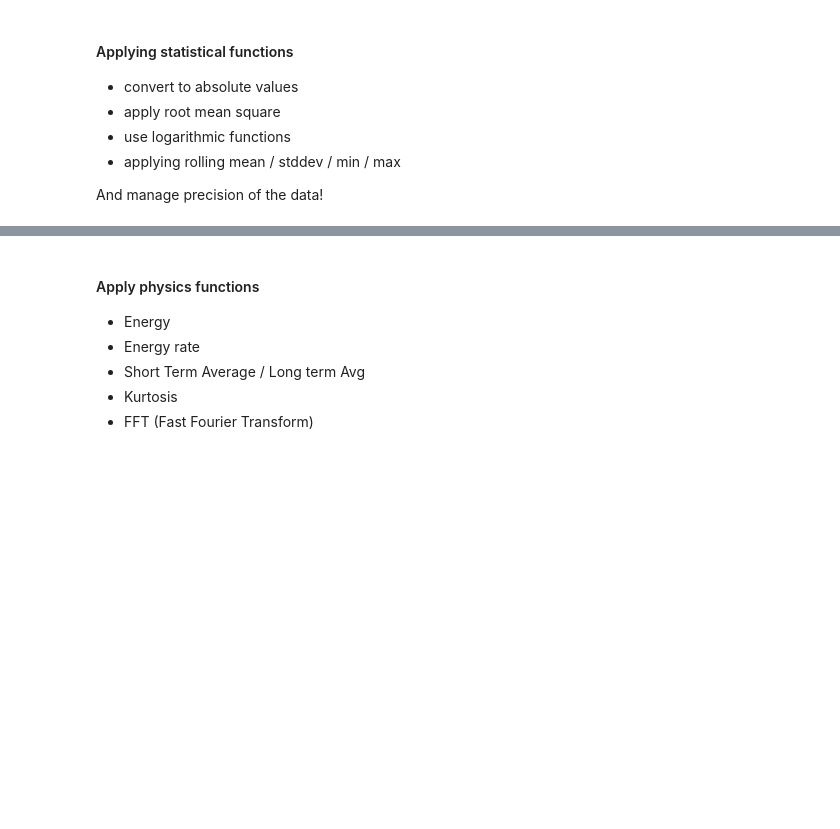
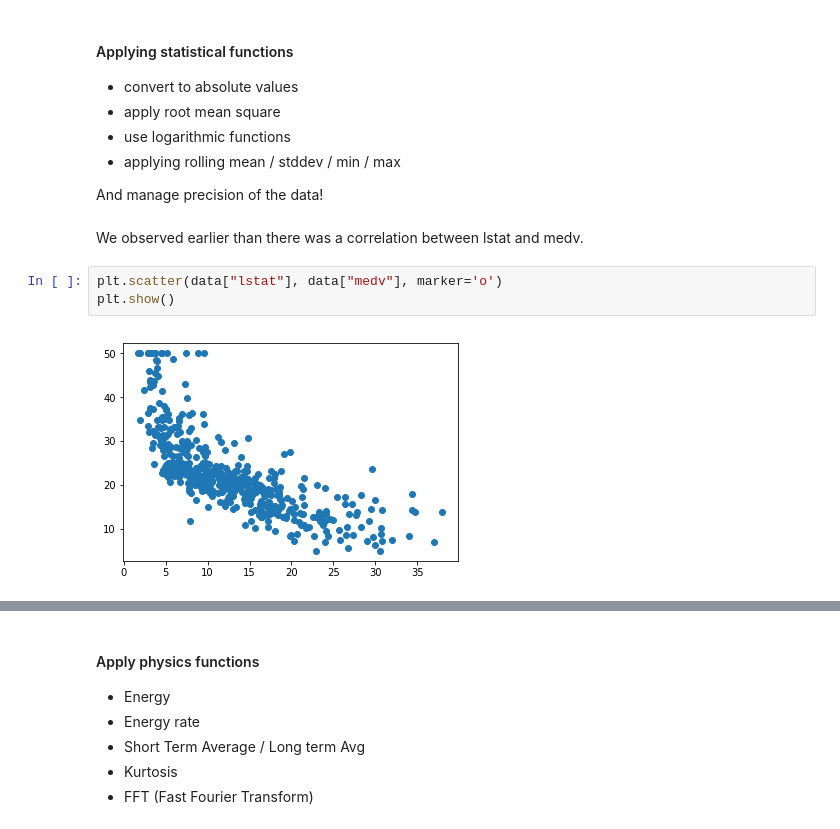
Before and after one commit to neomatrix369/awesome-ai-ml-dl, a Jupyter notebook: notebooks/jupyter/data/03_Feature_Engineering_(Do_we_know_our_data).ipynb, the cells around one changed output, grey strips where cells are left out. Drawn from its saved outputs; the diff is of its cells as text; blank space fills up the shorter version.

```diff
--- a/notebooks/jupyter/data/03_Feature_Engineering_(Do_we_know_our_data).ipynb
+++ b/notebooks/jupyter/data/03_Feature_Engineering_(Do_we_know_our_data).ipynb
@@ -85,3 +100,10 @@ housing.names       100%[===================>]   2.03K  --.-KB/s    in 0s
 - applying rolling mean / stddev / min / max
 
 And manage precision of the data!
+# %% [markdown]
+We observed earlier than there was a correlation between lstat and medv.
+# %%
+plt.scatter(data["lstat"], data["medv"], marker='o')
+plt.show()
+# %% [output]
+[figure, added]
```
Also changed, not shown: parts of 8 cells of this notebook.
